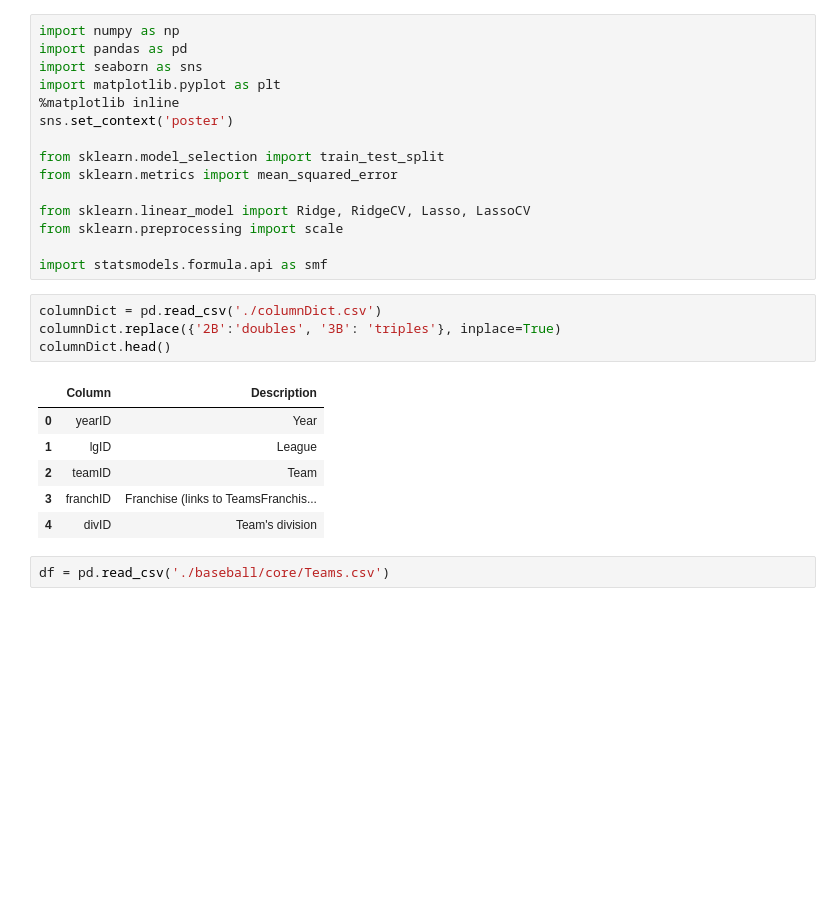
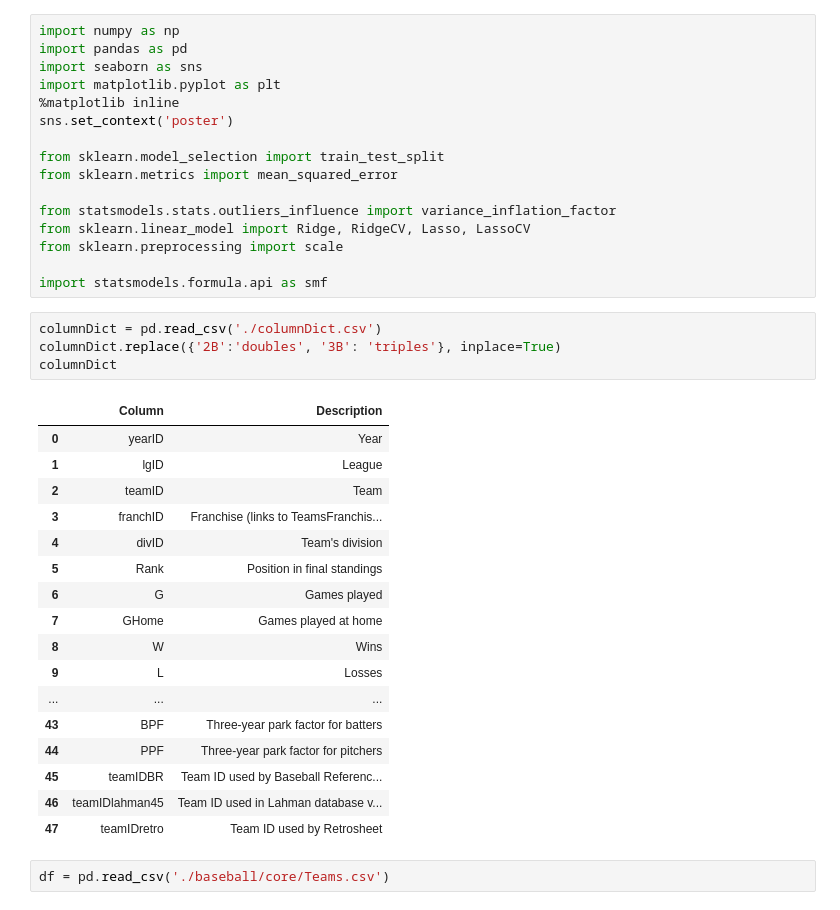
Before and after one commit to bfine9618/ese302FinalProject, a Jupyter notebook: Autocorrelation Analysis.ipynb, the cells around one changed output. Drawn from its saved outputs; the diff is of its cells as text; blank space fills up the shorter version.

```diff
--- a/Autocorrelation Analysis.ipynb
+++ b/Autocorrelation Analysis.ipynb
@@ -9,6 +9,7 @@ sns.set_context('poster')
 from sklearn.model_selection import train_test_split
 from sklearn.metrics import mean_squared_error
 
+from statsmodels.stats.outliers_influence import variance_inflation_factor
 from sklearn.linear_model import Ridge, RidgeCV, Lasso, LassoCV
 from sklearn.preprocessing import scale
 
@@ -16,14 +17,25 @@ import statsmodels.formula.api as smf
 # %%
 columnDict = pd.read_csv('./columnDict.csv')
 columnDict.replace({'2B':'doubles', '3B': 'triples'}, inplace=True)
-columnDict.head()
+columnDict
 # %% [output]
 |  | Column | Description |
 | 0 | yearID | Year |
 | 1 | lgID | League |
 | 2 | teamID | Team |
 | 3 | franchID | Franchise (links to TeamsFranchis... |
 | 4 | divID | Team's division |
+| 5 | Rank | Position in final standings |
+| 6 | G | Games played |
+| 7 | GHome | Games played at home |
+| 8 | W | Wins |
+| 9 | L | Losses |
+| ... | ... | ... |
+| 43 | BPF | Three-year park factor for batters |
+| 44 | PPF | Three-year park factor for pitchers |
+| 45 | teamIDBR | Team ID used by Baseball Referenc... |
+| 46 | teamIDlahman45 | Team ID used in Lahman database v... |
+| 47 | teamIDretro | Team ID used by Retrosheet |
 # %%
 df = pd.read_csv('./baseball/core/Teams.csv')
 # %%
```
Also changed, not shown: parts of 31 cells of this notebook, 3 other files.
